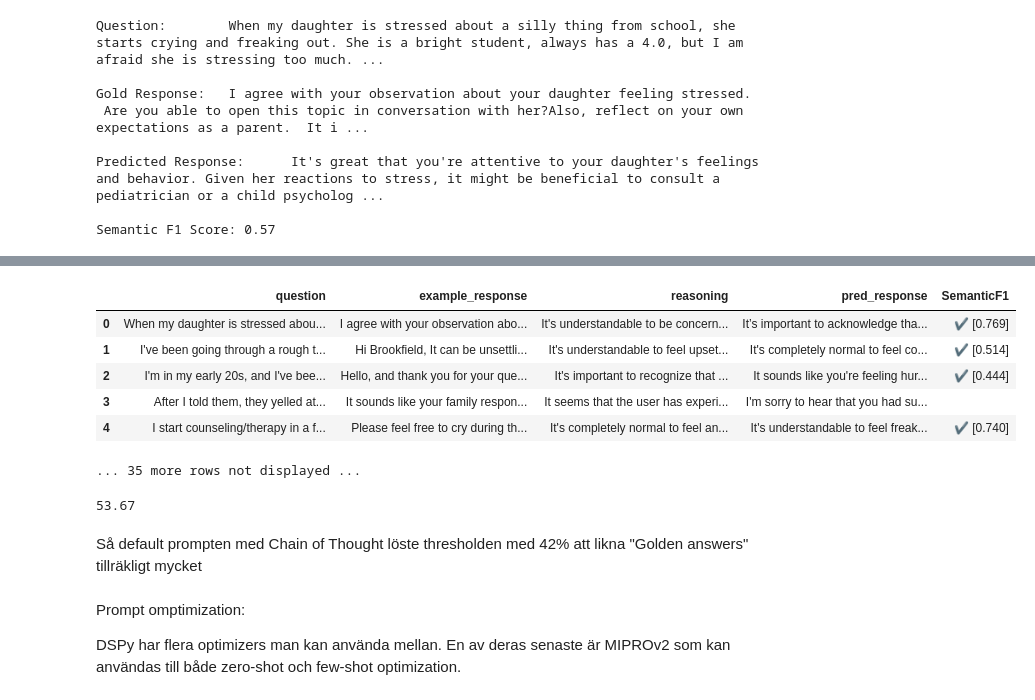
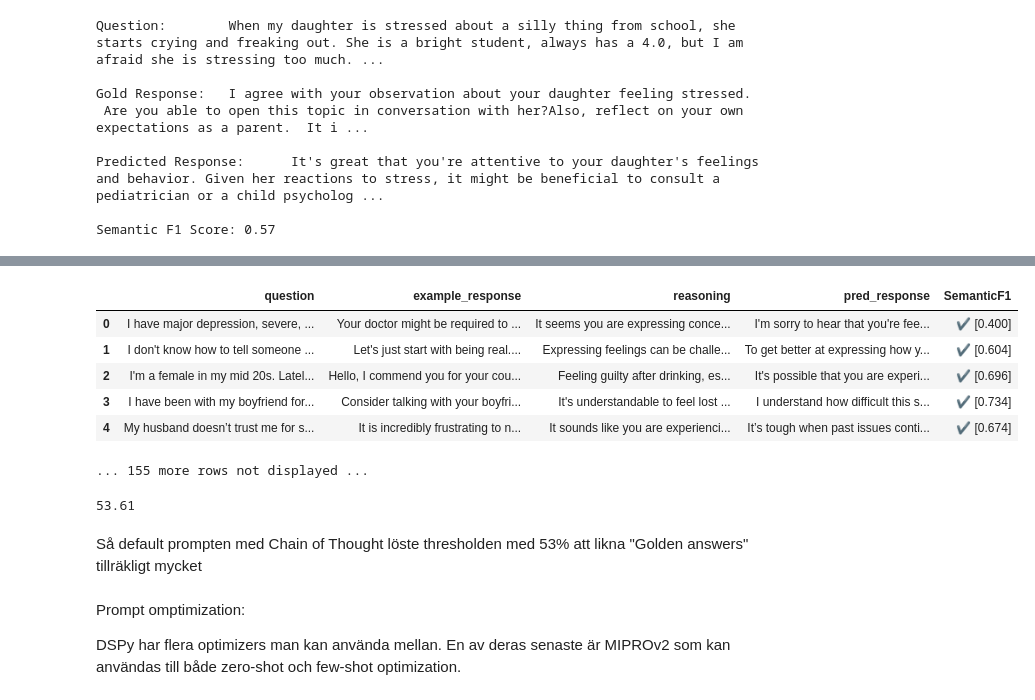
Before and after one commit to ViktorSvanstrom/LLM-DSPy-project, a Jupyter notebook: Therapy_prompt_optimization.ipynb, the cells around one changed output, grey strips where cells are left out. Cells and saved outputs as stored; diff of their text form; code cells hidden in the pictures.

```diff
--- a/Therapy_prompt_optimization.ipynb
+++ b/Therapy_prompt_optimization.ipynb
@@ -207,7 +207,7 @@ Semantic F1 Score: 0.57
 # %%
 from dspy.evaluate import Evaluate
 
-evaluator = Evaluate(devset=trainset, num_threads=1, display_progress=True, display_table=5)
+evaluator = Evaluate(devset=valset, num_threads=1, display_progress=True, display_table=5)
 
 evaluator(model, metric=metric)
 # %% [output]
@@ -215,13 +215,13 @@ evaluator(model, metric=metric)
 |  | question | example_response | reasoning | pred_response | SemanticF1 |
-| 0 | When my daughter is stressed abou... | I agree with your observation abo... | It's understandable to be concern... | It’s important to acknowledge tha... | ✔️ [0.769] |
-| 1 | I've been going through a rough t... | Hi Brookfield, It can be unsettli... | It's understandable to feel upset... | It's completely normal to feel co... | ✔️ [0.514] |
-| 2 | I'm in my early 20s, and I've bee... | Hello, and thank you for your que... | It's important to recognize that ... | It sounds like you're feeling hur... | ✔️ [0.444] |
-| 3 | After I told them, they yelled at... | It sounds like your family respon... | It seems that the user has experi... | I'm sorry to hear that you had su... |  |
-| 4 | I start counseling/therapy in a f... | Please feel free to cry during th... | It's completely normal to feel an... | It's understandable to feel freak... | ✔️ [0.740] |
+| 0 | I have major depression, severe, ... | Your doctor might be required to ... | It seems you are expressing conce... | I'm sorry to hear that you're fee... | ✔️ [0.400] |
+| 1 | I don't know how to tell someone ... | Let's just start with being real.... | Expressing feelings can be challe... | To get better at expressing how y... | ✔️ [0.604] |
+| 2 | I'm a female in my mid 20s. Latel... | Hello, I commend you for your cou... | Feeling guilty after drinking, es... | It's possible that you are experi... | ✔️ [0.696] |
+| 3 | I have been with my boyfriend for... | Consider talking with your boyfri... | It's understandable to feel lost ... | I understand how difficult this s... | ✔️ [0.734] |
+| 4 | My husband doesn’t trust me for s... | It is incredibly frustrating to n... | It sounds like you are experienci... | It’s tough when past issues conti... | ✔️ [0.674] |
-... 35 more rows not displayed ...
+... 155 more rows not displayed ...
-53.67
+53.61
 # %% [markdown]
-Så default prompten med Chain of Thought löste thresholden med 42% att likna "Golden answers" tillräkligt mycket
+Så default prompten med Chain of Thought löste thresholden med 53% att likna "Golden answers" tillräkligt mycket
 # %% [markdown]
 Prompt omptimization:
 
```
Also changed, not shown: parts of 8 cells of this notebook, 1 other file.
